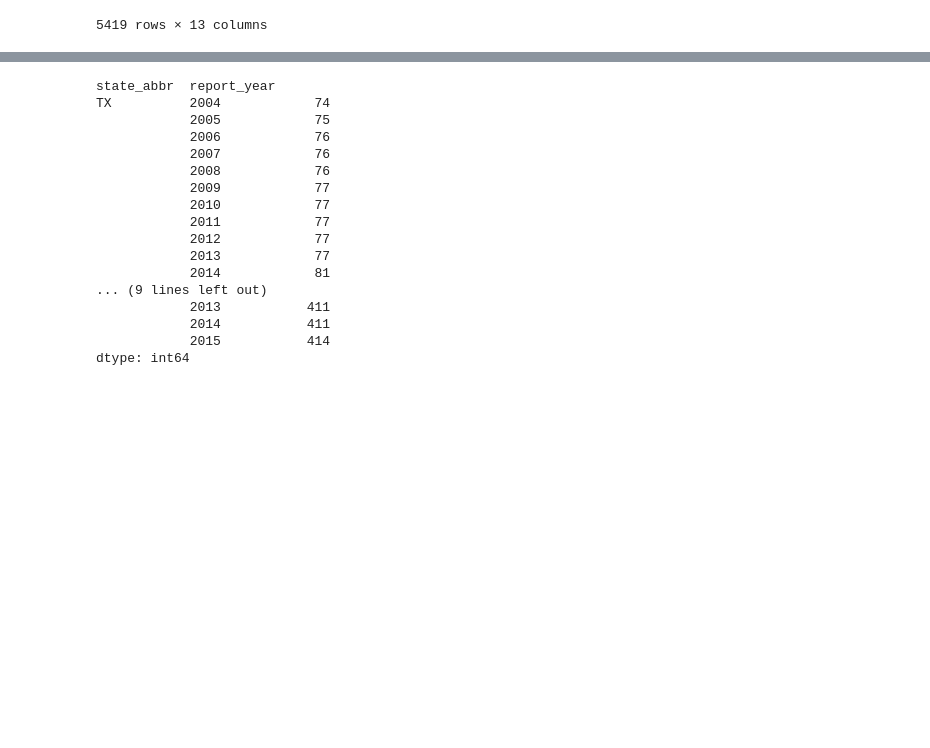
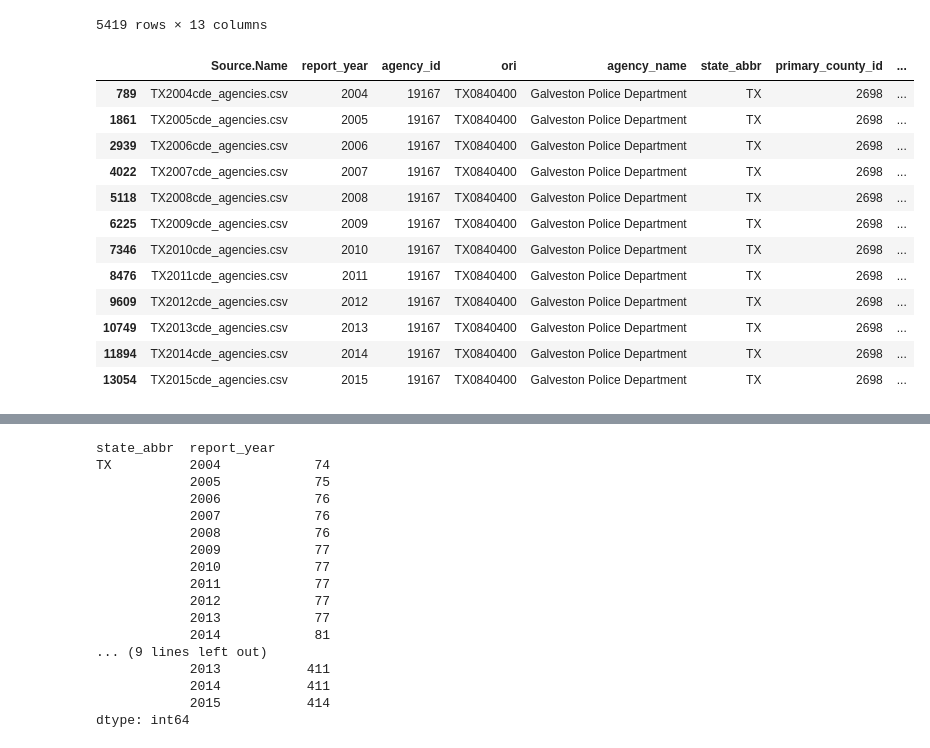
Before and after one commit to olegmrnv/crime_correlations, a Jupyter notebook: notebooks/agencies_heatmap.ipynb, the cells around one changed output, grey strips where cells are left out. Drawn from its saved outputs; the diff is of its cells as text; code cells hidden in the pictures; blank space fills up the shorter version.

```diff
--- a/notebooks/agencies_heatmap.ipynb
+++ b/notebooks/agencies_heatmap.ipynb
@@ -104,3 +104,20 @@ participant_all_agencies_df
 | 18329 | VA2015cde_agencies.csv | 2015 | 20217 | VA0540100 | Louisa Police Department | VA | 2974 | ... |
 | 18330 | VA2015cde_agencies.csv | 2015 | 20147 | VA033SP00 | State Police: Franklin County | VA | 2946 | ... |
 5419 rows × 13 columns
+# %%
+galveston_data = all_agencies_df.loc[all_agencies_df["ori"] == "TX0840400", :]
+galveston_data
+# %% [output]
+|  | Source.Name | report_year | agency_id | ori | agency_name | state_abbr | primary_county_id | ... |
+| 789 | TX2004cde_agencies.csv | 2004 | 19167 | TX0840400 | Galveston Police Department | TX | 2698 | ... |
+| 1861 | TX2005cde_agencies.csv | 2005 | 19167 | TX0840400 | Galveston Police Department | TX | 2698 | ... |
+| 2939 | TX2006cde_agencies.csv | 2006 | 19167 | TX0840400 | Galveston Police Department | TX | 2698 | ... |
+| 4022 | TX2007cde_agencies.csv | 2007 | 19167 | TX0840400 | Galveston Police Department | TX | 2698 | ... |
+| 5118 | TX2008cde_agencies.csv | 2008 | 19167 | TX0840400 | Galveston Police Department | TX | 2698 | ... |
+| 6225 | TX2009cde_agencies.csv | 2009 | 19167 | TX0840400 | Galveston Police Department | TX | 2698 | ... |
+| 7346 | TX2010cde_agencies.csv | 2010 | 19167 | TX0840400 | Galveston Police Department | TX | 2698 | ... |
+| 8476 | TX2011cde_agencies.csv | 2011 | 19167 | TX0840400 | Galveston Police Department | TX | 2698 | ... |
+| 9609 | TX2012cde_agencies.csv | 2012 | 19167 | TX0840400 | Galveston Police Department | TX | 2698 | ... |
+| 10749 | TX2013cde_agencies.csv | 2013 | 19167 | TX0840400 | Galveston Police Department | TX | 2698 | ... |
+| 11894 | TX2014cde_agencies.csv | 2014 | 19167 | TX0840400 | Galveston Police Department | TX | 2698 | ... |
+| 13054 | TX2015cde_agencies.csv | 2015 | 19167 | TX0840400 | Galveston Police Department | TX | 2698 | ... |
```
Also changed, not shown: parts of 7 cells of this notebook.
